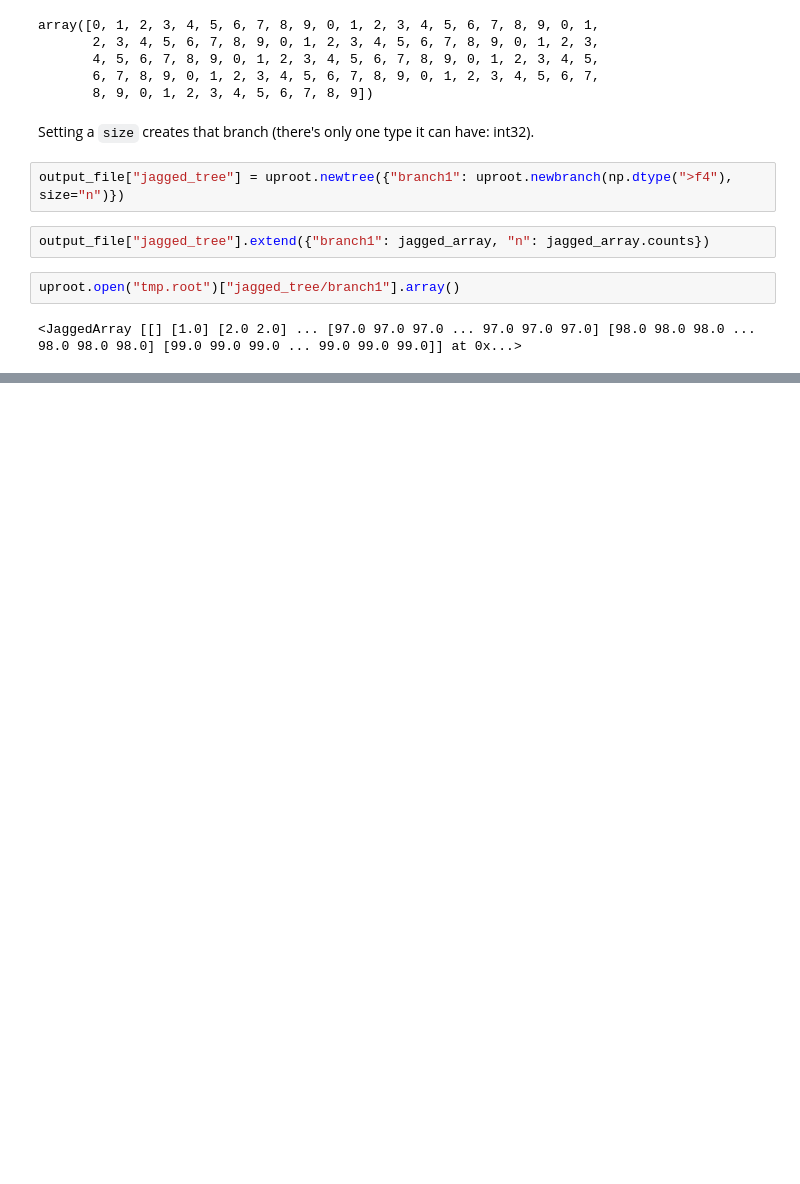
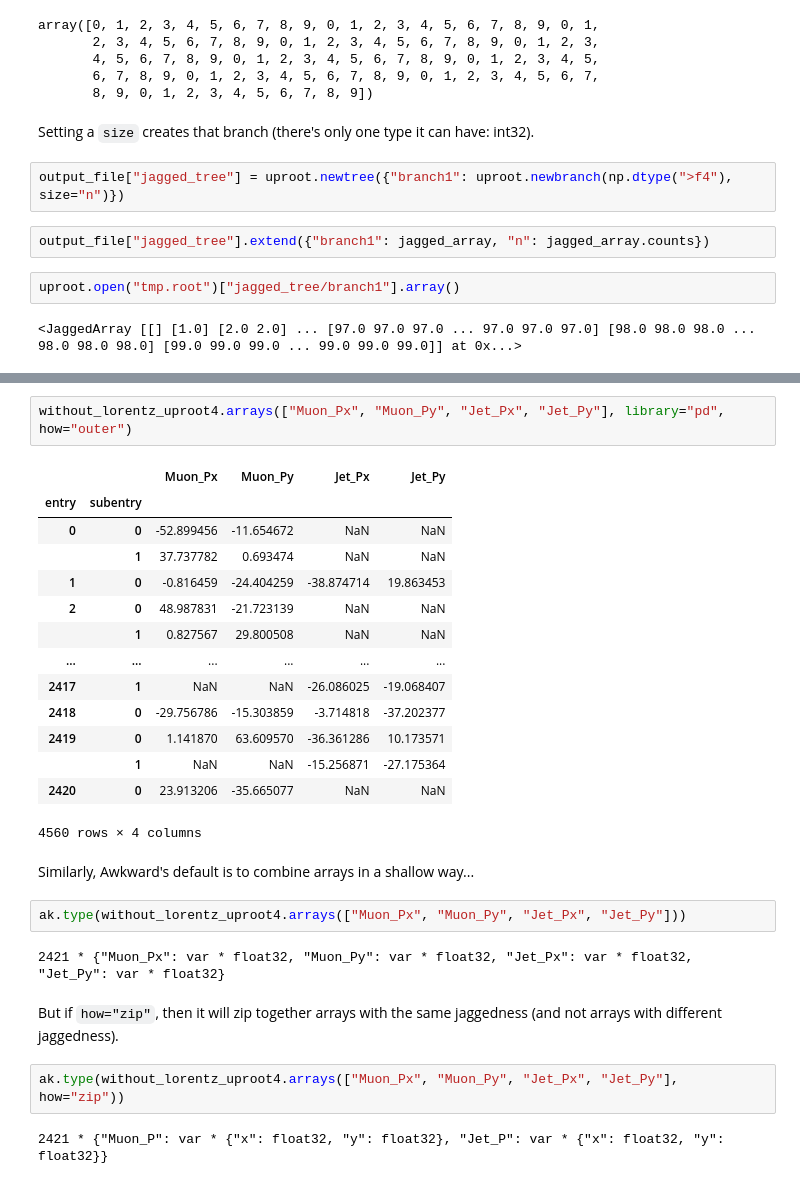
Before and after one commit to jpivarski-talks/2020-06-08-uproot-awkward-columnar-hats, a Jupyter notebook: 01-using-uproot-effectively.ipynb, the cells around one changed output, grey strips where cells are left out. Cells and saved outputs as stored; diff of their text form; blank space fills up the shorter version.

```diff
--- a/01-using-uproot-effectively.ipynb
+++ b/01-using-uproot-effectively.ipynb
@@ -1019,0 +1289,29 @@ uproot.open("tmp.root")["jagged_tree/branch1"].array()
+# %%
+without_lorentz_uproot4.arrays(["Muon_Px", "Muon_Py", "Jet_Px", "Jet_Py"], library="pd", how="outer")
+# %% [output]
+|  |  | Muon_Px | Muon_Py | Jet_Px | Jet_Py |
+| entry | subentry |  |  |  |  |
+| 0 | 0 | -52.899456 | -11.654672 | NaN | NaN |
+|  | 1 | 37.737782 | 0.693474 | NaN | NaN |
+| 1 | 0 | -0.816459 | -24.404259 | -38.874714 | 19.863453 |
+| 2 | 0 | 48.987831 | -21.723139 | NaN | NaN |
+|  | 1 | 0.827567 | 29.800508 | NaN | NaN |
+| ... | ... | ... | ... | ... | ... |
+| 2417 | 1 | NaN | NaN | -26.086025 | -19.068407 |
+| 2418 | 0 | -29.756786 | -15.303859 | -3.714818 | -37.202377 |
+| 2419 | 0 | 1.141870 | 63.609570 | -36.361286 | 10.173571 |
+|  | 1 | NaN | NaN | -15.256871 | -27.175364 |
+| 2420 | 0 | 23.913206 | -35.665077 | NaN | NaN |
+4560 rows × 4 columns
+# %% [markdown]
+Similarly, Awkward's default is to combine arrays in a shallow way...
+# %%
+ak.type(without_lorentz_uproot4.arrays(["Muon_Px", "Muon_Py", "Jet_Px", "Jet_Py"]))
+# %% [output]
+2421 * {"Muon_Px": var * float32, "Muon_Py": var * float32, "Jet_Px": var * float32, "Jet_Py": var * float32}
+# %% [markdown]
+But if `how="zip"`, then it will zip together arrays with the same jaggedness (and not arrays with different jaggedness).
+# %%
+ak.type(without_lorentz_uproot4.arrays(["Muon_Px", "Muon_Py", "Jet_Px", "Jet_Py"], how="zip"))
+# %% [output]
+2421 * {"Muon_P": var * {"x": float32, "y": float32}, "Jet_P": var * {"x": float32, "y": float32}}
```
Also changed, not shown: parts of 39 cells of this notebook.
